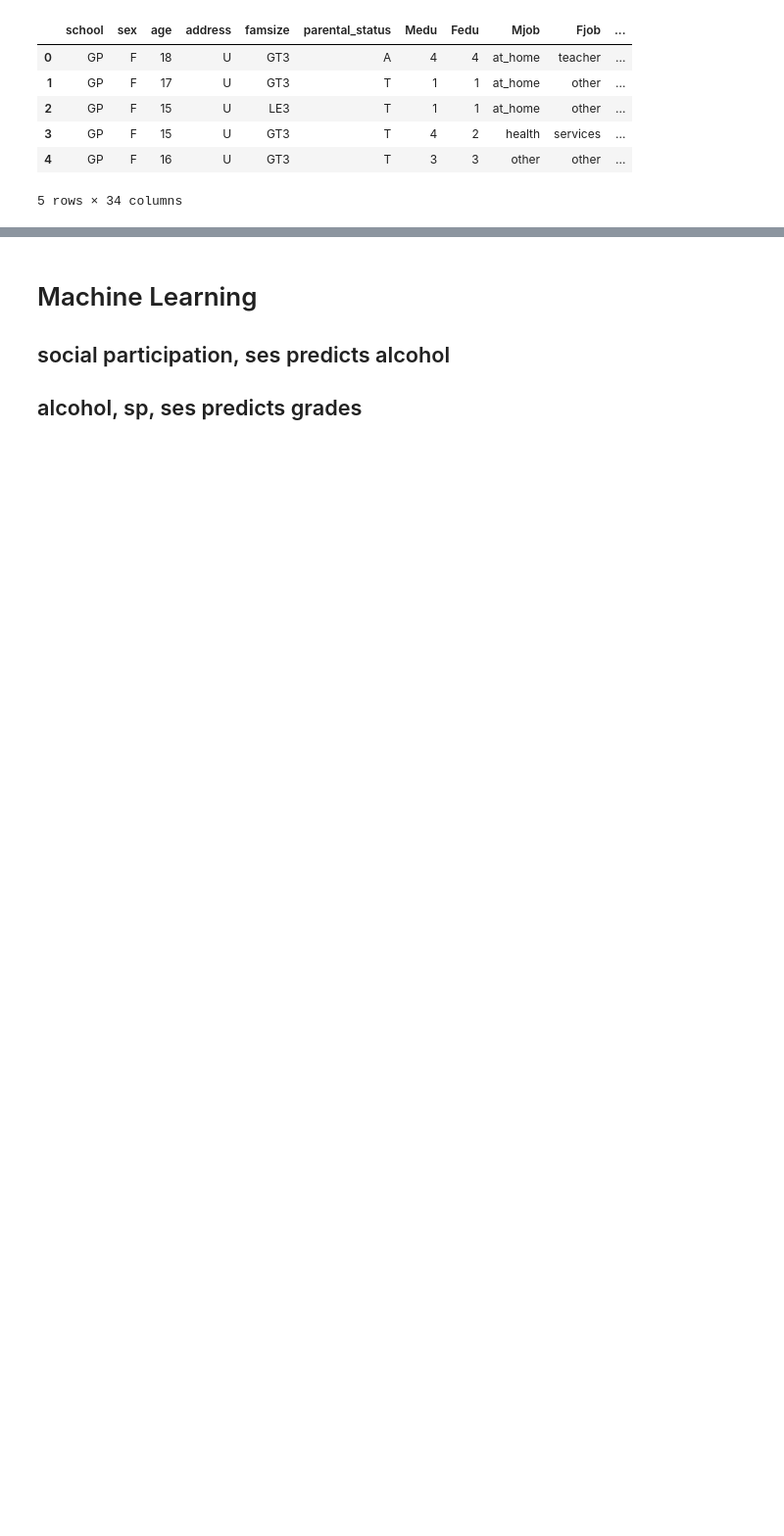
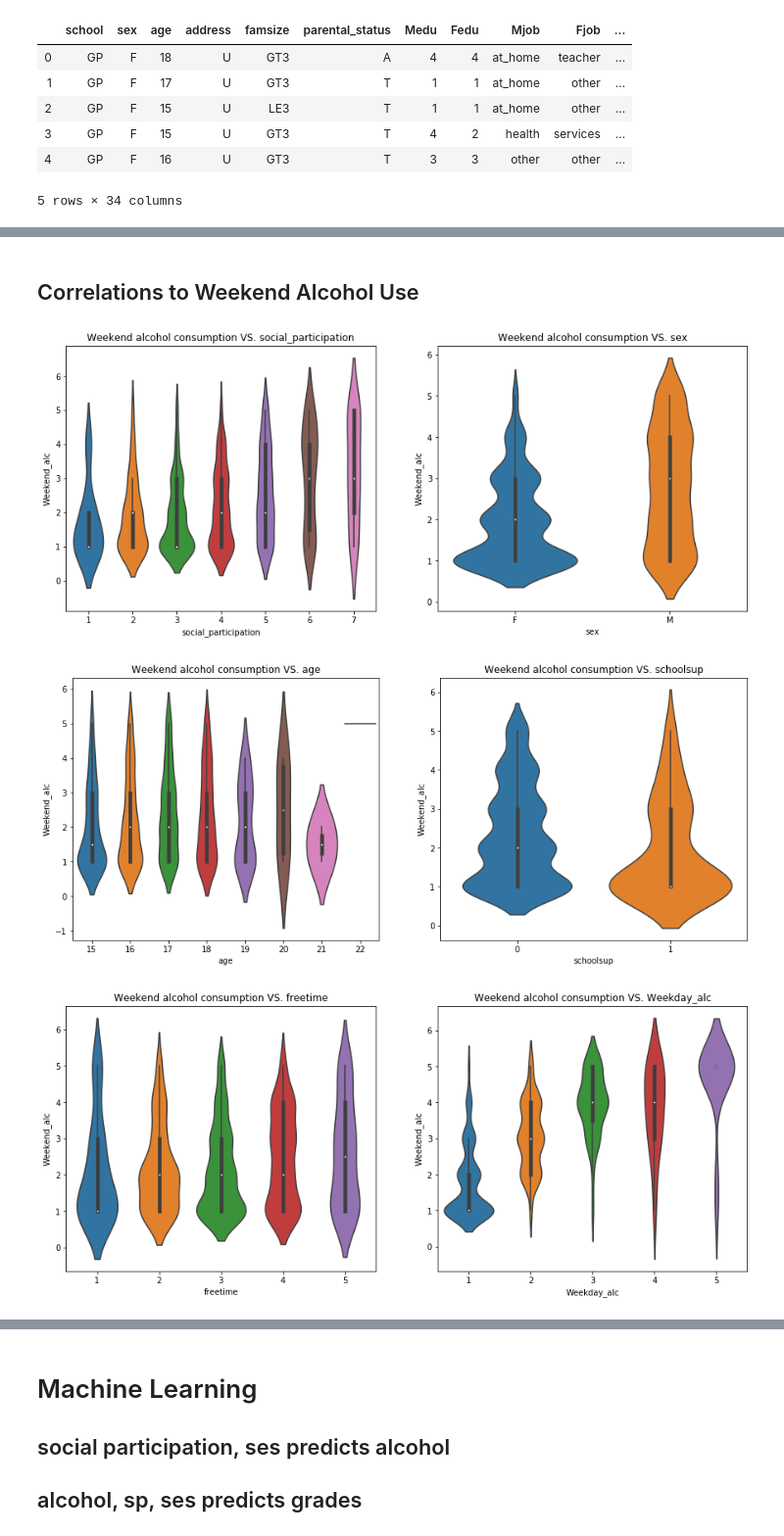
Before and after one commit to natanoliff/natanoliff.github.io, a Jupyter notebook: Alcohol_Consumption.ipynb, the cells around one changed output, grey strips where cells are left out. Shown: that part at 98% size. Drawn from its saved outputs; the diff is of its cells as text; code cells hidden in the pictures; blank space fills up the shorter version.

```diff
--- a/Alcohol_Consumption.ipynb
+++ b/Alcohol_Consumption.ipynb
@@ -100,7 +112,0 @@ data.head()
-# %%
-for col in ['social_participation','sex','age','schoolsup','freetime','Weekday_alc','G3']:
-    fig, ax = plt.subplots()
-    x = col
-    y = data.Weekend_alc
-    plt.title("Weekend alcohol consumption VS. " + col)
-    sns.violinplot(x=data[x], y=y)
@@ -114,0 +113,26 @@ for col in ['social_participation','sex','age','schoolsup','freetime','Weekday_a
+# %% [markdown]
+## Correlations to Weekend Alcohol Use
+# %%
+i=0
+time = 1
+fig, ax = plt.subplots(1,2, figsize=(15,6))
+for col in ['social_participation','sex','age','schoolsup','freetime','Weekday_alc','G3']:
+    x = col
+    y = data.Weekend_alc
+    if time != 4:
+        sns.violinplot(x=data[x], y=y, ax=ax[i]).set_title("Weekend alcohol consumption VS. " + col)
+    else :
+        sns.violinplot(x=data[x], y=y).set_title("Weekend alcohol consumption VS. " + col)
+
+    i+=1
+    if i == 2 and time != 4:
+        i=0
+        time+=1
+        if time == 4:
+            fig, ax = plt.subplots(figsize=(15,6))
+        else :
+            fig, ax = plt.subplots(1,2, figsize=(15,6))
+# %% [output]
+[figure, added]
+[figure, added]
+[figure, added]
```
Also changed, not shown: parts of 18 cells of this notebook.
